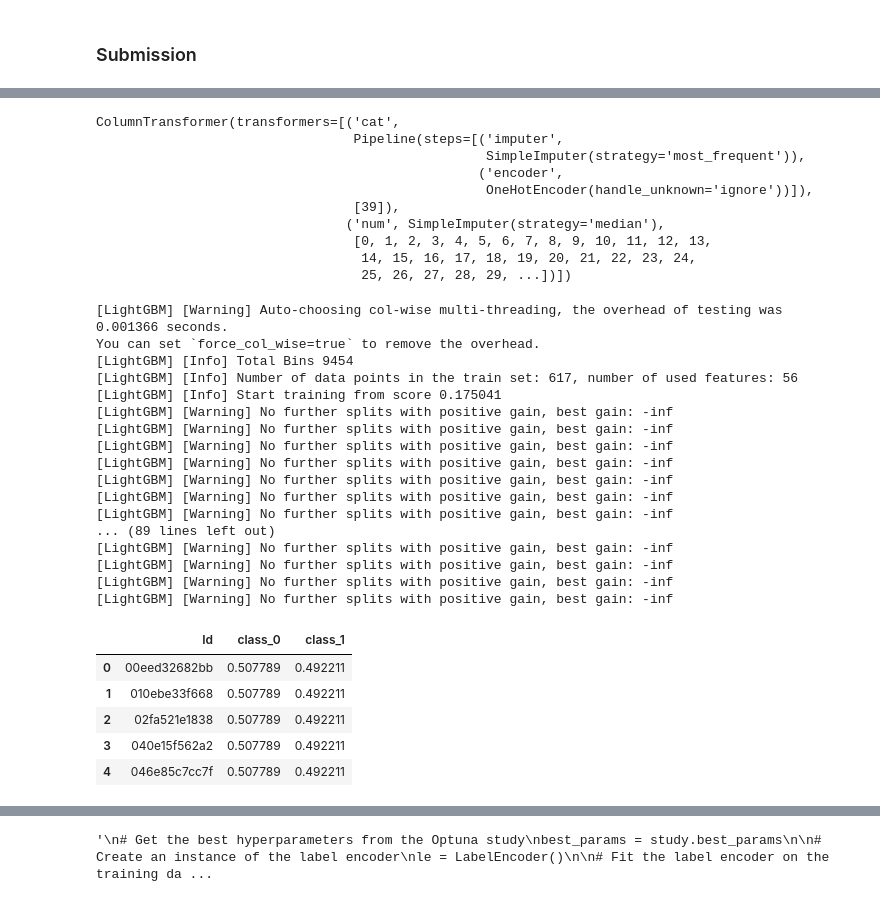
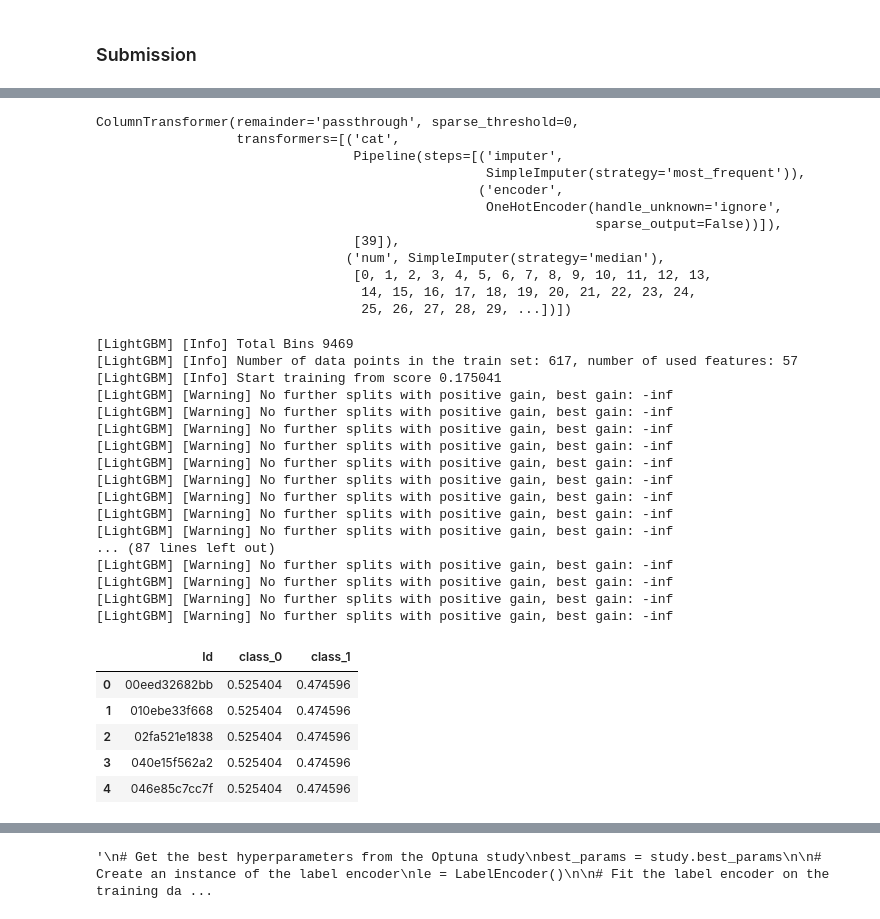
Before and after one commit to wongkhoon/ICR---Identifying-Age-Related-Conditions, a Jupyter notebook: icr-identifying-age-related-conditions-initial.ipynb, the cells around one changed output, grey strips where cells are left out. Cells and saved outputs as stored; diff of their text form; code cells hidden in the pictures.

Commit message:
Kaggle Notebook | ICR - Identifying Age-Related Conditions [initial] | Version 22

```diff
--- a/icr-identifying-age-related-conditions-initial.ipynb
+++ b/icr-identifying-age-related-conditions-initial.ipynb
@@ -1217,10 +1226,14 @@ preprocessor = ColumnTransformer(transformers=[('cat',
 X = X_df.to_numpy()
 y = y_df.to_numpy()
 # %%
+from sklearn.metrics import log_loss
+from sklearn.utils.class_weight import compute_sample_weight
+
 def objective(trial):
     skf = StratifiedKFold(n_splits=5, random_state=42, shuffle=True)
     scores = []
 
+    # https://lightgbm.readthedocs.io/en/latest/Parameters.html#objective-parameters
     param = {"objective": "binary",
              "metric": "binary_logloss",
              "verbosity": -1,
@@ -1231,9 +1244,12 @@ def objective(trial):
              "feature_fraction": trial.suggest_float("feature_fraction", 0.4, 1.0),
              "bagging_fraction": trial.suggest_float("bagging_fraction", 0.4, 1.0),
              "bagging_freq": trial.suggest_int("bagging_freq", 1, 7),
+             "pos_bagging_fraction": trial.suggest_float("pos_bagging_fraction", 0.4, 1.0),
+             "neg_bagging_fraction": trial.suggest_float("neg_bagging_fraction", 0.4, 1.0),
              "min_child_samples": trial.suggest_int("min_child_samples", 5, 100),
              "seed": 42,
              "learning_rate":trial.suggest_float("learning_rate", 1e-5, 1e-1, log=True),
+             "is_unbalance":True,
             }
 
     for train_index, valid_index in skf.split(X, y):
@@ -1251,15 +1267,25 @@ def objective(trial):
         dvalid = lgb.Dataset(valid_x,label=valid_y)
 
         # Add a callback for pruning.
-        pruning_callback = optuna.integration.LightGBMPruningCallback(trial, "")
+        pruning_callback = optuna.integration.LightGBMPruningCallback(trial, "binary_logloss")
 
-        gbm = lgb.train(param, dtrain, valid_sets=[dvalid],feval=balanced_log_loss_eval)
+        gbm = lgb.train(param,
+                        dtrain, valid_sets=[dvalid],
+                        callbacks=[pruning_callback])
 
         preds = gbm.predict(valid_x)
 
-        bll = balanced_log_loss(valid_y,preds)
+        # https://scikit-learn.org/stable/modules/generated/sklearn.utils.class_weight.compute_sample_weight.html#sklearn.utils.class_weight.compute_sample_weight
+        # Calculate sample weights for an imbalanced dataset
+        sample_weight = compute_sample_weight('balanced', valid_y)
 
-        return bll
+        # https://scikit-learn.org/stable/modules/generated/sklearn.metrics.log_loss.html#sklearn.metrics.log_loss
+        # Calculate log loss with sample weights
+        log_loss_weighted = log_loss(valid_y, preds,
+                                     eps=1e-15,
+                                     sample_weight=sample_weight)
+
+        return log_loss_weighted
 
 if __name__ == "__main__":
     # https://optuna.readthedocs.io/en/stable/faq.html#how-can-i-obtain-reproducible-optimization-results
@@ -1459,16 +1400,19 @@ X_transformed = preprocessor.transform(X_df)
 # Create a LightGBM dataset from the transformed training data
 dtrain = lgb.Dataset(X_transformed, label=y_df)
 
+# Merge the best_params dictionary with the force_col_wise parameter
+params = {**best_params, **{'force_col_wise': True}}
+
 # Train a LightGBM model using the best hyperparameters
-gbm = lgb.train(best_params, dtrain)
+gbm = lgb.train(params, dtrain)
 
-submission_df=test_df.drop(["Id"], axis=1)
+#submission_df=test_df.drop(["Id"], axis=1)
 
 # Preprocess the test data using the preprocessor fit on the training data
-submission_df_transformed = preprocessor.transform(submission_df)
+test_df_transformed = preprocessor.transform(test_df)
 
 # Make predictions on the unseen data using the trained LightGBM model
-preds = gbm.predict(submission_df_transformed)
+preds = gbm.predict(test_df_transformed)
 
 # The predictions are probabilities for class 1
 prob_class_1 = preds
@@ -1476,46 +1420,48 @@ prob_class_1 = preds
 # To get probabilities for class 0, subtract from 1
 prob_class_0 = 1 - prob_class_1
 
 # https://www.kaggle.com/competitions/icr-identify-age-related-conditions/discussion/412946
 # https://www.kaggle.com/competitions/icr-identify-age-related-conditions/discussion/409801
-sample = pd.read_csv('/kaggle/input/icr-identify-age-related-conditions/sample_submission.csv')
-sample['class_1'] = np.clip(prob_class_1,1e-15,1 - 1e-15)
-sample['class_0'] = prob_class_0
-sample.to_csv('submission.csv', index = False)
+submission = pd.read_csv('/kaggle/input/icr-identify-age-related-conditions/sample_submission.csv')
+submission['class_1'] = np.clip(prob_class_1,1e-15,1 - 1e-15)
+submission['class_0'] = prob_class_0
+submission.to_csv('submission.csv', index = False)
 
 # Display the contents of the submission.csv
 display(pd.read_csv('submission.csv'))
 # %% [output]
-ColumnTransformer(transformers=[('cat',
+ColumnTransformer(remainder='passthrough', sparse_threshold=0,
+                  transformers=[('cat',
                                  Pipeline(steps=[('imputer',
                                                   SimpleImputer(strategy='most_frequent')),
                                                  ('encoder',
-                                                  OneHotEncoder(handle_unknown='ignore'))]),
+                                                  OneHotEncoder(handle_unknown='ignore',
+                                                                sparse_output=False))]),
                                  [39]),
                                 ('num', SimpleImputer(strategy='median'),
                                  [0, 1, 2, 3, 4, 5, 6, 7, 8, 9, 10, 11, 12, 13,
                                   14, 15, 16, 17, 18, 19, 20, 21, 22, 23, 24,
                                   25, 26, 27, 28, 29, ...])])
-[LightGBM] [Warning] Auto-choosing col-wise multi-threading, the overhead of testing was 0.001366 seconds.
-You can set `force_col_wise=true` to remove the overhead.
-[LightGBM] [Info] Total Bins 9454
-[LightGBM] [Info] Number of data points in the train set: 617, number of used features: 56
+[LightGBM] [Info] Total Bins 9469
+[LightGBM] [Info] Number of data points in the train set: 617, number of used features: 57
 [LightGBM] [Info] Start training from score 0.175041
 [LightGBM] [Warning] No further splits with positive gain, best gain: -inf
 [LightGBM] [Warning] No further splits with positive gain, best gain: -inf
 [LightGBM] [Warning] No further splits with positive gain, best gain: -inf
 [LightGBM] [Warning] No further splits with positive gain, best gain: -inf
 [LightGBM] [Warning] No further splits with positive gain, best gain: -inf
 [LightGBM] [Warning] No further splits with positive gain, best gain: -inf
 [LightGBM] [Warning] No further splits with positive gain, best gain: -inf
-... (89 lines left out)
+[LightGBM] [Warning] No further splits with positive gain, best gain: -inf
+[LightGBM] [Warning] No further splits with positive gain, best gain: -inf
+... (87 lines left out)
 [LightGBM] [Warning] No further splits with positive gain, best gain: -inf
 [LightGBM] [Warning] No further splits with positive gain, best gain: -inf
 [LightGBM] [Warning] No further splits with positive gain, best gain: -inf
 [LightGBM] [Warning] No further splits with positive gain, best gain: -inf
 |  | Id | class_0 | class_1 |
-| 0 | 00eed32682bb | 0.507789 | 0.492211 |
-| 1 | 010ebe33f668 | 0.507789 | 0.492211 |
-| 2 | 02fa521e1838 | 0.507789 | 0.492211 |
-| 3 | 040e15f562a2 | 0.507789 | 0.492211 |
-| 4 | 046e85c7cc7f | 0.507789 | 0.492211 |
+| 0 | 00eed32682bb | 0.525404 | 0.474596 |
+| 1 | 010ebe33f668 | 0.525404 | 0.474596 |
+| 2 | 02fa521e1838 | 0.525404 | 0.474596 |
+| 3 | 040e15f562a2 | 0.525404 | 0.474596 |
+| 4 | 046e85c7cc7f | 0.525404 | 0.474596 |
```
Also changed, not shown: parts of 10 cells of this notebook.
